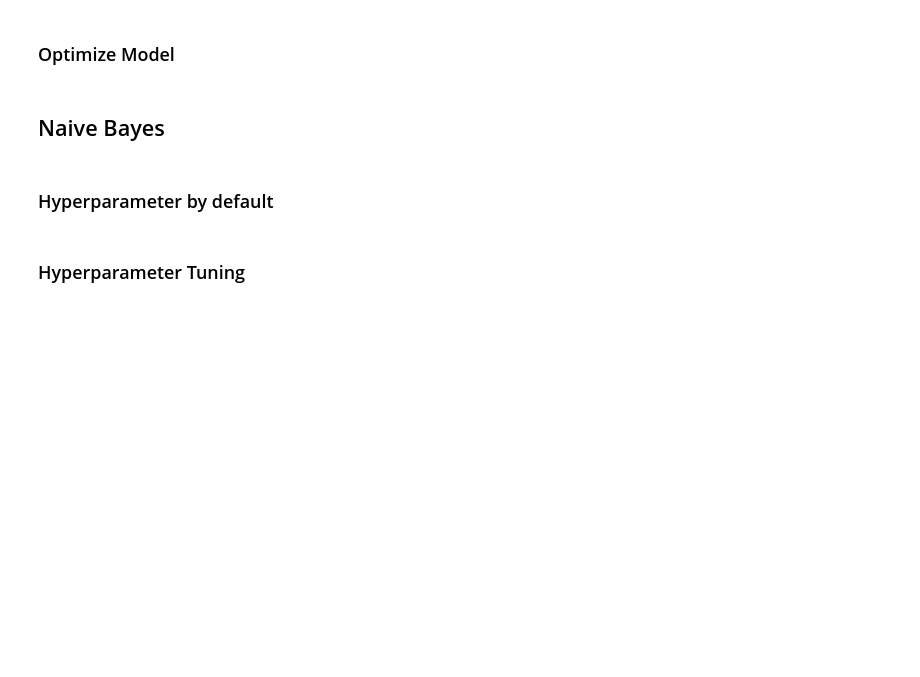
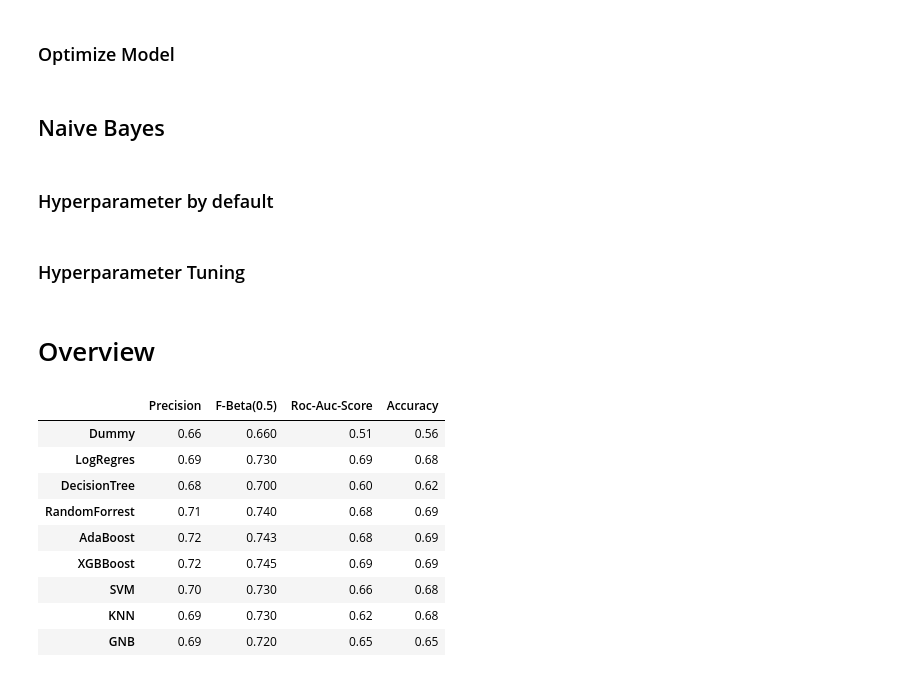
Before and after one commit to m-kno/mimic3, a Jupyter notebook: 05_Modeling.ipynb, the cells around one changed output. Cells and saved outputs as stored; diff of their text form; code cells hidden in the pictures; blank space fills up the shorter version.

```diff
--- a/05_Modeling.ipynb
+++ b/05_Modeling.ipynb
@@ -1004,3 +1004,5 @@ y_pred_gnb_best_prob = best_model_gnb_gs.predict_proba(X_test)
 print(f"AUC(Dummy) = {roc_auc_score(y_test, y_pred_dumm_prob[:,1]):.2f}")
 print(f"AUC(GNB)= {roc_auc_score(y_test, y_pred_gnb_prob[:,1]):.2f}")
 print(f"AUC(BestGNB)= {roc_auc_score(y_test, y_pred_gnb_best_prob[:,1]):.2f}")
+# %% [markdown]
+# Overview
@@ -1006,0 +1019,15 @@ print(f"AUC(BestGNB)= {roc_auc_score(y_test, y_pred_gnb_best_prob[:,1]):.2f}")
+# %%
+overview = pd.DataFrame.from_dict(models, orient='index')
+overview.columns = ["Precision", "F-Beta(0.5)", "Roc-Auc-Score", "Accuracy"]
+overview
+# %% [output]
+|  | Precision | F-Beta(0.5) | Roc-Auc-Score | Accuracy |
+| Dummy | 0.66 | 0.660 | 0.51 | 0.56 |
+| LogRegres | 0.69 | 0.730 | 0.69 | 0.68 |
+| DecisionTree | 0.68 | 0.700 | 0.60 | 0.62 |
+| RandomForrest | 0.71 | 0.740 | 0.68 | 0.69 |
+| AdaBoost | 0.72 | 0.743 | 0.68 | 0.69 |
+| XGBBoost | 0.72 | 0.745 | 0.69 | 0.69 |
+| SVM | 0.70 | 0.730 | 0.66 | 0.68 |
+| KNN | 0.69 | 0.730 | 0.62 | 0.68 |
+| GNB | 0.69 | 0.720 | 0.65 | 0.65 |
```
Also changed, not shown: parts of 5 cells of this notebook.
